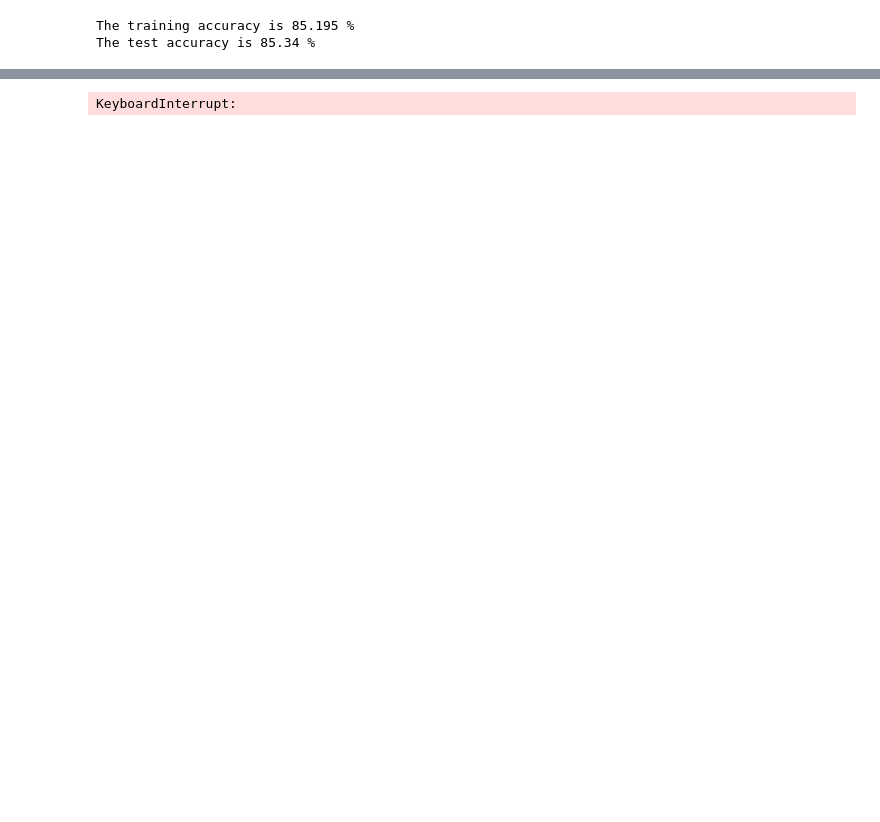
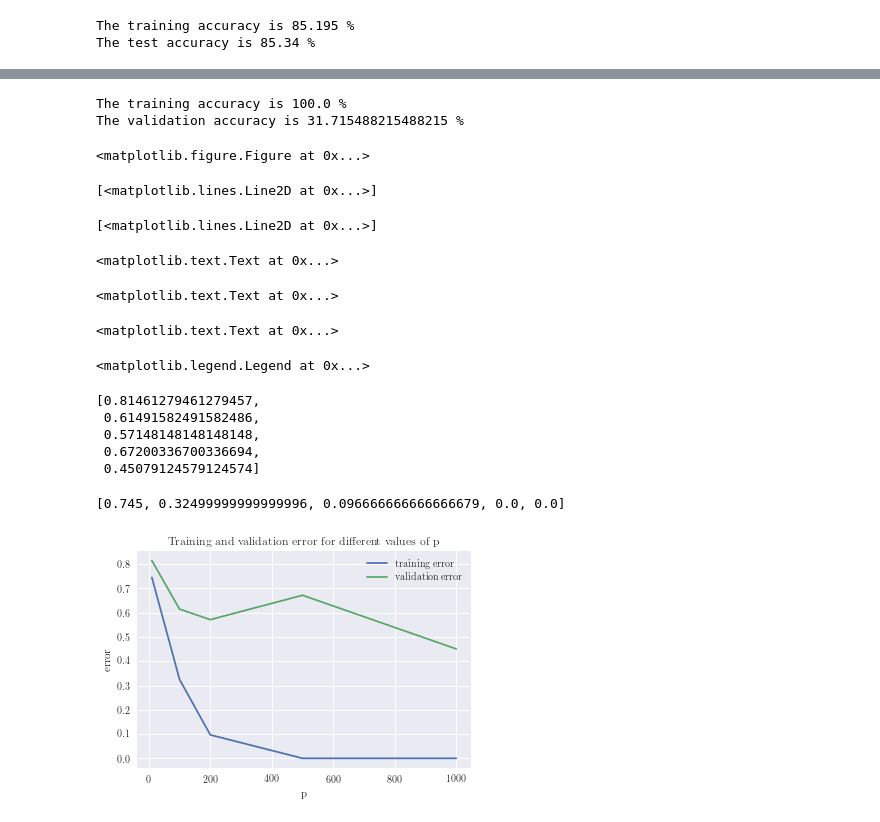
Before and after one commit to davidjuliancaldwell/machine-learning-class, a Jupyter notebook: hw1/hw1-prob5-notebook.ipynb, the cells around one changed output, grey strips where cells are left out. Drawn from its saved outputs; the diff is of its cells as text; code cells hidden in the pictures; blank space fills up the shorter version.

Commit message:
figuring out validation and test curves on the final problem

```diff
--- a/hw1/hw1-prob5-notebook.ipynb
+++ b/hw1/hw1-prob5-notebook.ipynb
@@ -107,7 +125,8 @@ test_acc = evaluate(predictions_test,labels_test)
 print('The training accuracy is {} %'.format(100*train_acc))
 print('The test accuracy is {} %'.format(100*test_acc))
 
-train_s,train_ohl,train_l,test_ohl,train_l,test_l = random_partition(x_train,labels_onehot_train,labels_train,0.8)
+prop_train = 0.01
+train_s,train_ohl,train_l,valid_s,valid_ohl,valid_l = random_partition(x_train,labels_onehot_train,labels_train,prop_train)
 # %% [output]
 The training accuracy is 85.195 %
 The test accuracy is 85.34 %
@@ -126,29 +157,65 @@ ValueError: solve1: Input operand 1 has a mismatch in its core dimension 0, with
+# %%
+lambda_cnst = 10**-4
+w_hat = train(train_s,train_ohl,lambda_cnst)
+predictions_train = predict(w_hat,train_s)
+predictions_valid = predict(w_hat,valid_s)
+
+train_acc = evaluate(predictions_train,train_l)
+valid_acc = evaluate(predictions_valid,valid_l)
+
+print('The training accuracy is {} %'.format(100*train_acc))
+print('The validation accuracy is {} %'.format(100*valid_acc))
+# %% [output]
+The training accuracy is 100.0 %
+The validation accuracy is 31.715488215488215 %
 # %%
-p_list = [2,10,100,1000]
+#p_list = [10,100,500,1000,1500,2000,2500,3000,3500,4000,4500,5000,5500,6000]
+p_list = [10,100,200,500,1000,2000]
 
 train_error_vec = []
-test_error_vec = []
+valid_error_vec = []
 
 for p in p_list:
-    train_s_trans = np.apply_along_axis(feature_transform, 1, train_s,p)
-    test_s_trans = np.apply_along_axis(feature_transform, 1, test_s,p)
+    #train_s_trans = np.apply_along_axis(feature_transform, 1, train_s,p)
+    #test_s_trans = np.apply_along_axis(feature_transform, 1, test_s,p)
+
+    train_s_trans = feature_transform(train_s,p)
+    valid_s_trans = feature_transform(valid_s,p)
 
     w_hat = train(train_s_trans,train_ohl,lambda_cnst)
 
     predictions_train = predict(w_hat,train_s_trans)
-    predictions_test = predict(w_hat,test_s_trans)
 
-    train_err = 1-evaluate(predictions_train,train_l)
-    test_err = 1-evaluate(predictions_test,test_l)
+    predictions_valid = predict(w_hat,valid_s_trans)
+
+    train_err = 1 - evaluate(predictions_train,train_l)
+    valid_err = 1 - evaluate(predictions_valid,valid_l)
 
     train_error_vec.append(train_err)
-    test_error_vec.append(test_err)
-
-plt.figure()
-plt.plot(p,train_error_vec,label='training error')
-plt.plot(p,test_error_vec,label='testing error')
-plt.xlabel('p')
-plt.ylabel('error')
-plt.title('Training and testing error for different values of p')
+    valid_error_vec.append(valid_err)
-# %% [output]
-KeyboardInterrupt:
+# %%
+plt.figure()
+plt.plot(p_list,train_error_vec,label='training error')
+plt.plot(p_list,valid_error_vec,label='validation error')
+plt.xlabel('p')
+plt.ylabel('error')
+plt.title('Training and validation error for different values of p')
+plt.legend()
+
+valid_error_vec
+train_error_vec
+# %% [output]
+<matplotlib.figure.Figure at 0x...>
+[<matplotlib.lines.Line2D at 0x...>]
+[<matplotlib.lines.Line2D at 0x...>]
+<matplotlib.text.Text at 0x...>
+<matplotlib.text.Text at 0x...>
+<matplotlib.text.Text at 0x...>
+<matplotlib.legend.Legend at 0x...>
+[0.81461279461279457,
+ 0.61491582491582486,
+ 0.57148148148148148,
+ 0.67200336700336694,
+ 0.45079124579124574]
+[0.745, 0.32499999999999996, 0.096666666666666679, 0.0, 0.0]
+[figure, added]
```
Also changed, not shown: parts of 14 cells of this notebook.
